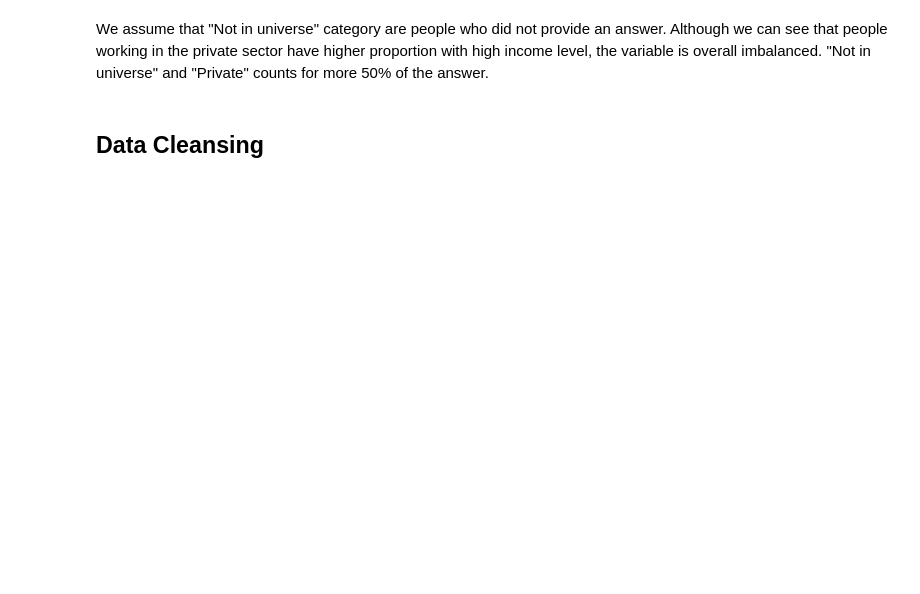
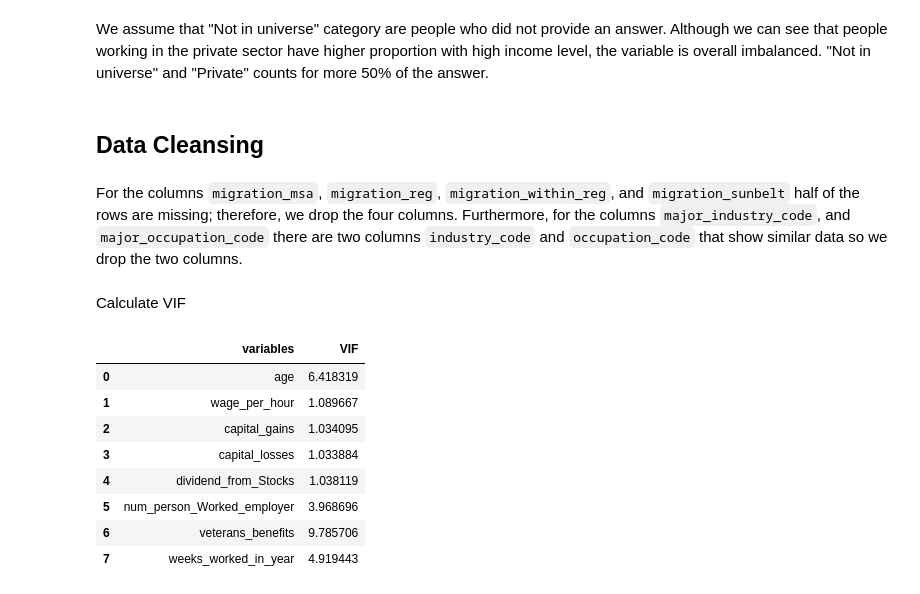
Before and after one commit to tt0507/Mini-Project, a Jupyter notebook: income_distribution/income_distribution.ipynb, the cells around one changed output. Cells and saved outputs as stored; diff of their text form; code cells hidden in the pictures; blank space fills up the shorter version.

```diff
--- a/income_distribution/income_distribution.ipynb
+++ b/income_distribution/income_distribution.ipynb
@@ -110,5 +111,33 @@ plt.show()
 We assume that "Not in universe" category are people who did not provide an answer. Although we can see that people working in the private sector have higher proportion with high income level, the variable is overall imbalanced. "Not in universe" and "Private" counts for more 50% of the answer.
 # %% [markdown]
 ## Data Cleansing
+# %% [markdown]
+For the columns `migration_msa`, `migration_reg`, `migration_within_reg`, and `migration_sunbelt` half of the rows are missing; therefore, we drop the four columns. Furthermore, for the columns `major_industry_code`, and `major_occupation_code` there are two columns `industry_code` and `occupation_code` that show similar data so we drop the two columns.
 # %%
 data.drop(columns = ['migration_msa', 'migration_reg', 'migration_within_reg', 'migration_sunbelt'], inplace=True)
+
+# remove because of overlapping columns
+data.drop(columns = ['major_industry_code', 'major_occupation_code'], inplace=True)
+# %%
+data.dropna(inplace=True)
+# %% [markdown]
+Calculate VIF
+# %%
+num_columns = ['age', 'wage_per_hour', 'capital_gains', 'capital_losses', 'dividend_from_Stocks', 'num_person_Worked_employer',
+              'veterans_benefits', 'weeks_worked_in_year']
+
+vif = pd.DataFrame()
+vif['variables'] = num_columns
+vif["VIF"] = [variance_inflation_factor(data[num_columns].values, i) for i in range(data[num_columns].shape[1])]
+# %%
+vif
+# %% [output]
+|  | variables | VIF |
+| 0 | age | 6.418319 |
+| 1 | wage_per_hour | 1.089667 |
+| 2 | capital_gains | 1.034095 |
+| 3 | capital_losses | 1.033884 |
+| 4 | dividend_from_Stocks | 1.038119 |
+| 5 | num_person_Worked_employer | 3.968696 |
+| 6 | veterans_benefits | 9.785706 |
+| 7 | weeks_worked_in_year | 4.919443 |
```
Also changed, not shown: parts of 6 cells of this notebook.
